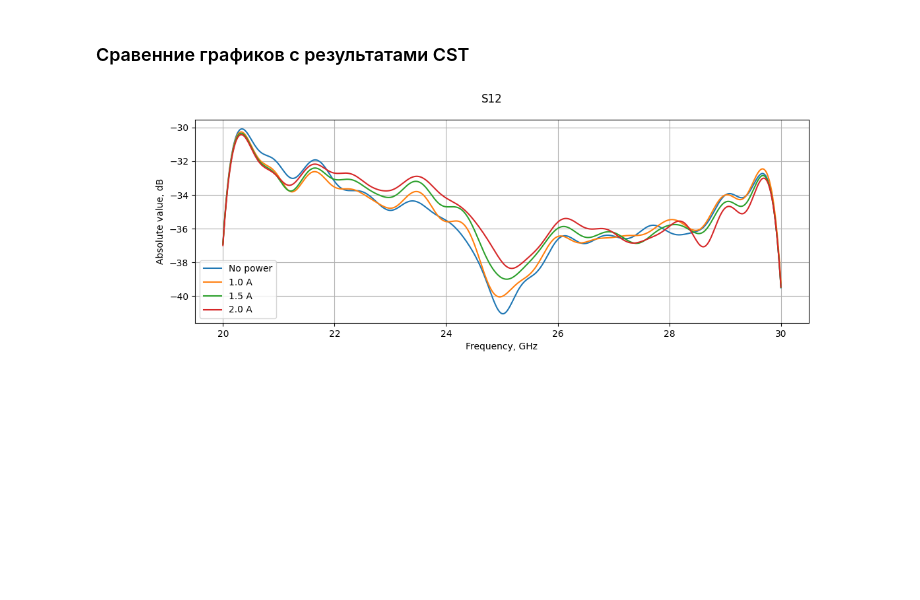
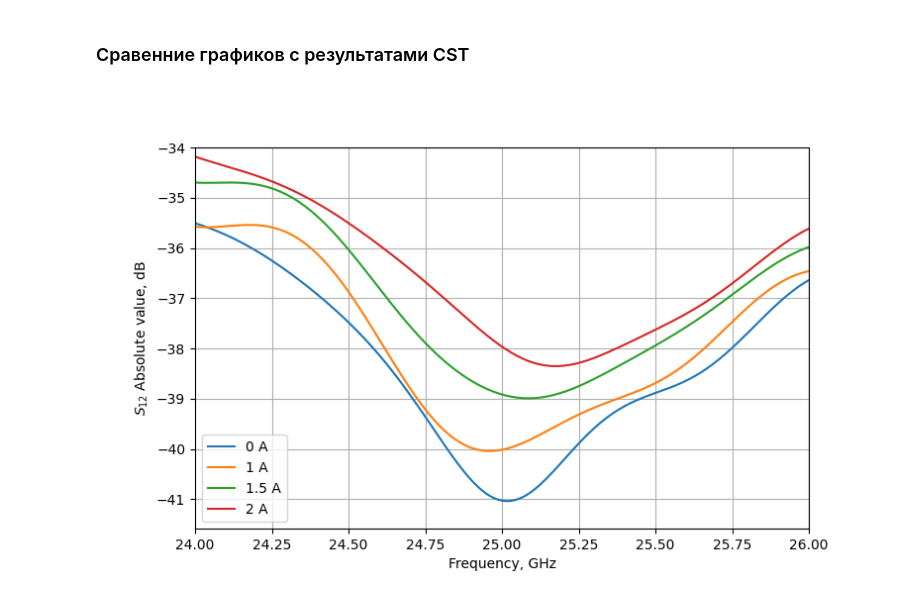
Before and after one commit to isvoropaev02/post_processing_RIS, a Jupyter notebook: 250923/S21_mirror.ipynb, the cells around one changed output. Drawn from its saved outputs; the diff is of its cells as text; code cells hidden in the pictures; blank space fills up the shorter version.

```diff
--- a/250923/S21_mirror.ipynb
+++ b/250923/S21_mirror.ipynb
@@ -193,24 +196,24 @@ plt.show()
 # %% [markdown]
 ### Сравенние графиков с результатами CST
 # %%
-fig4 = plt.figure(figsize=(12,4))
+fig4 = plt.figure(figsize=(8,5))
 
 ax_1 = fig4.add_subplot(111)
 
-ax_1.plot(frequency*1e-9, 20*np.log10((s12_object_without-s12_free).apply(abs).to_numpy()), label='No power')
-ax_1.plot(frequency*1e-9, 20*np.log10((s12_object_1A-s12_free).apply(abs).to_numpy()), label='1.0 A')
+ax_1.plot(frequency*1e-9, 20*np.log10((s12_object_without-s12_free).apply(abs).to_numpy()), label='0 A')
+ax_1.plot(frequency*1e-9, 20*np.log10((s12_object_1A-s12_free).apply(abs).to_numpy()), label='1 A')
 ax_1.plot(frequency*1e-9, 20*np.log10((s12_object_1_5A-s12_free).apply(abs).to_numpy()), label='1.5 A')
-ax_1.plot(frequency*1e-9, 20*np.log10((s12_object_2A-s12_free).apply(abs).to_numpy()), label='2.0 A')
+ax_1.plot(frequency*1e-9, 20*np.log10((s12_object_2A-s12_free).apply(abs).to_numpy()), label='2 A')
 ax_1.set_xlabel("Frequency, GHz")
-ax_1.set_ylabel("Absolute value, dB")
-#ax_1.set_xlim(left=22, right=29)
-#ax_1.set_ylim(bottom=-10)
+ax_1.set_ylabel(r"$S_{12}$ Absolute value, dB")
+ax_1.set_xlim(left=24, right=26)
+ax_1.set_ylim(top=-34)
 ax_1.legend()
 ax_1.grid()
 
 
-fig4.suptitle('S12')
+#fig4.suptitle('S12')
 plt.show()
 # %% [output]
-[figure, old version]
+[figure, new version]
 # %%
```
Also changed, not shown: parts of 3 cells of this notebook, 2 other files.
